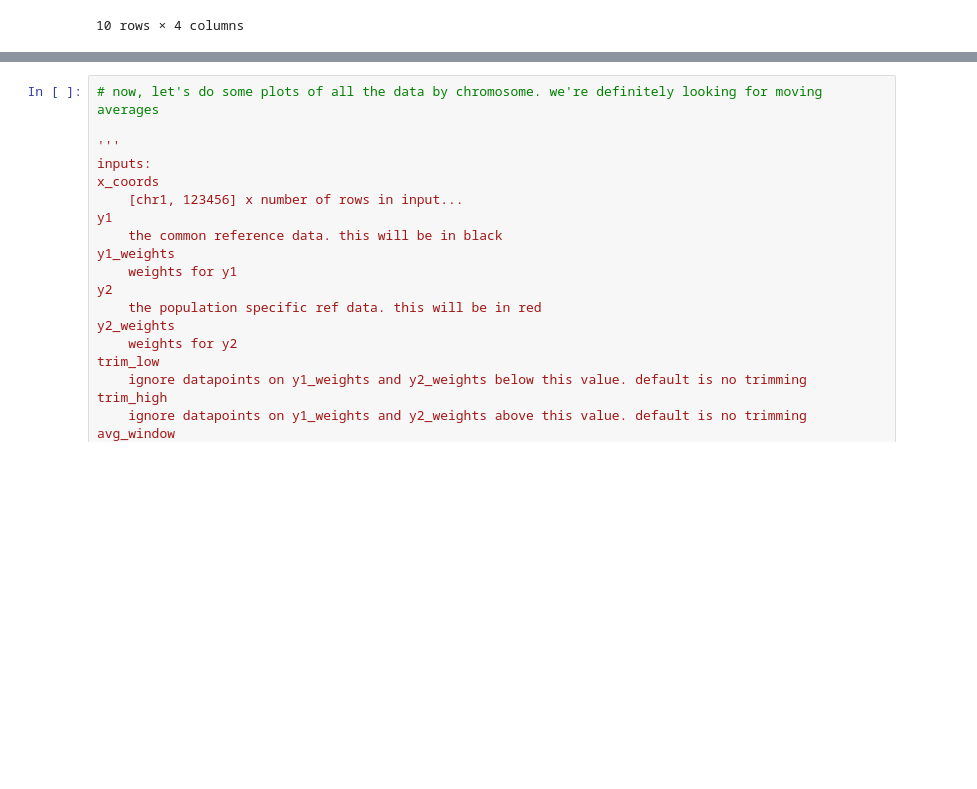
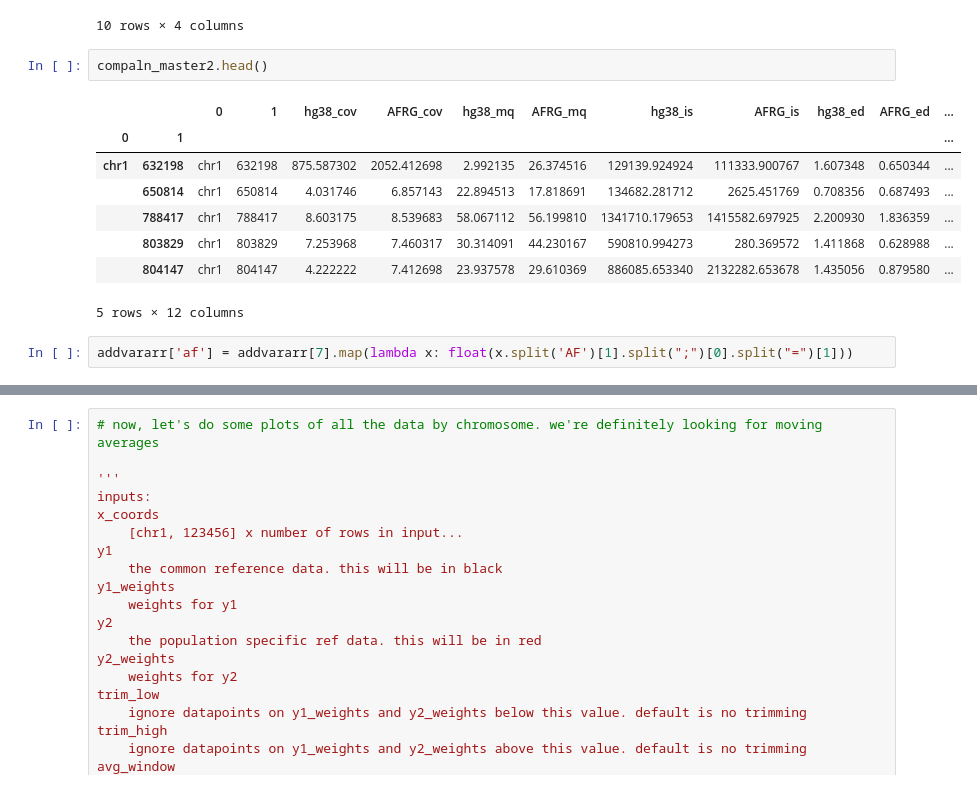
Before and after one commit to ryananeff/ipython-neff-davislab, a Jupyter notebook: comp_samples_support_ASHG.ipynb, the cells around one changed output, grey strips where cells are left out. Cells and saved outputs as stored; diff of their text form; blank space fills up the shorter version.

```diff
--- a/comp_samples_support_ASHG.ipynb
+++ b/comp_samples_support_ASHG.ipynb
@@ -150,3 +152,16 @@ comp_stats
 | 8 | hg38 alignment score | 83.490930 | 82.608473 | 3.731469 |
 | 9 | AFRG alignment score | 85.921921 | 85.128779 | 3.380150 |
 10 rows × 4 columns
+# %%
+compaln_master2.head()
+# %% [output]
+|  |  | 0 | 1 | hg38_cov | AFRG_cov | hg38_mq | AFRG_mq | hg38_is | AFRG_is | hg38_ed | AFRG_ed | ... |
+| 0 | 1 |  |  |  |  |  |  |  |  |  |  | ... |
+| chr1 | 632198 | chr1 | 632198 | 875.587302 | 2052.412698 | 2.992135 | 26.374516 | 129139.924924 | 111333.900767 | 1.607348 | 0.650344 | ... |
+|  | 650814 | chr1 | 650814 | 4.031746 | 6.857143 | 22.894513 | 17.818691 | 134682.281712 | 2625.451769 | 0.708356 | 0.687493 | ... |
+|  | 788417 | chr1 | 788417 | 8.603175 | 8.539683 | 58.067112 | 56.199810 | 1341710.179653 | 1415582.697925 | 2.200930 | 1.836359 | ... |
+|  | 803829 | chr1 | 803829 | 7.253968 | 7.460317 | 30.314091 | 44.230167 | 590810.994273 | 280.369572 | 1.411868 | 0.628988 | ... |
+|  | 804147 | chr1 | 804147 | 4.222222 | 7.412698 | 23.937578 | 29.610369 | 886085.653340 | 2132282.653678 | 1.435056 | 0.879580 | ... |
+5 rows × 12 columns
+# %%
+addvararr['af'] = addvararr[7].map(lambda x: float(x.split('AF')[1].split(";")[0].split("=")[1]))
```
Also changed, not shown: parts of 14 cells of this notebook.
